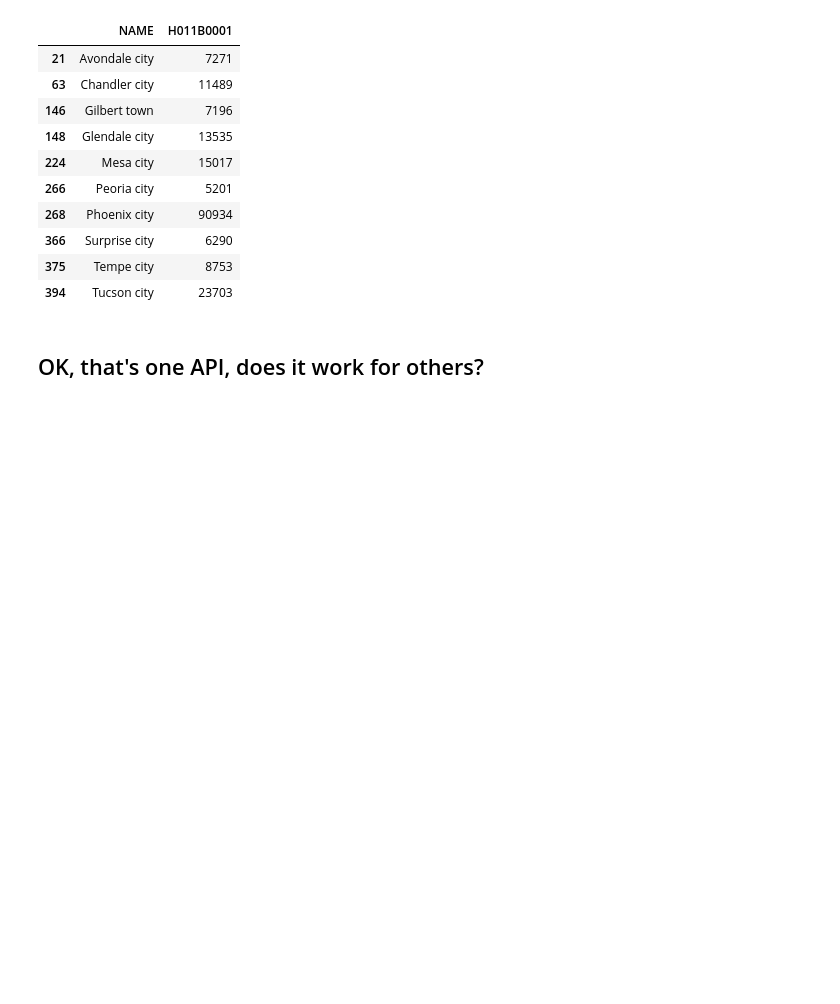
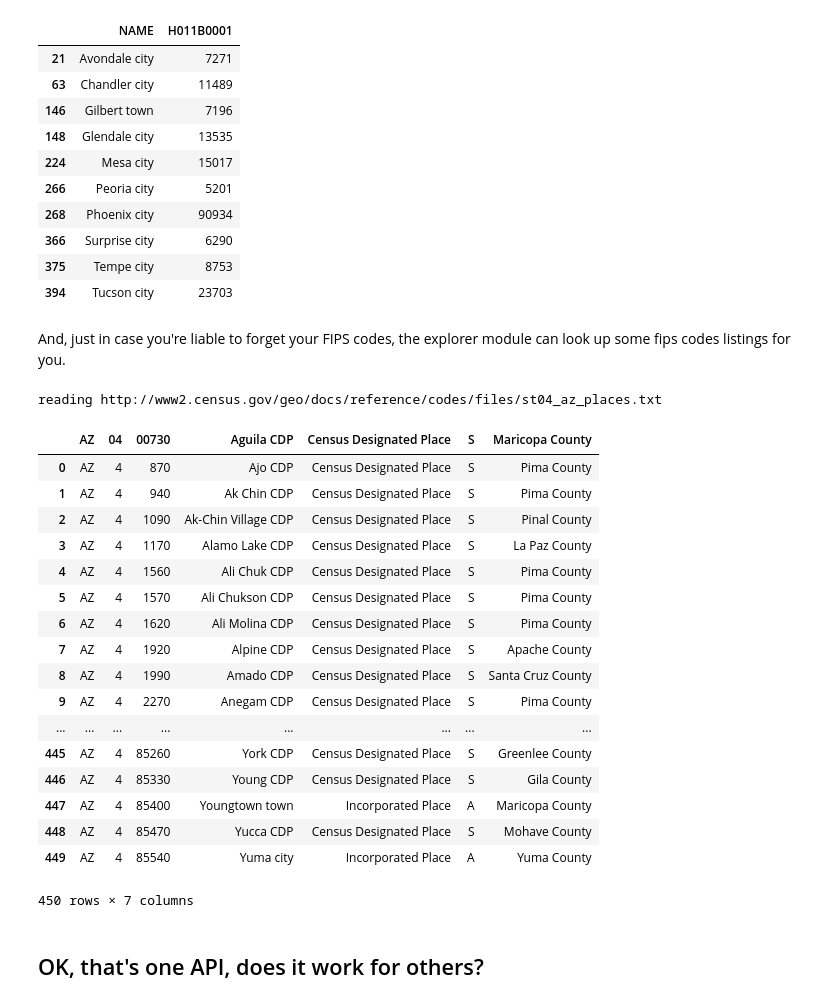
Before and after one commit to cenpy-devs/cenpy, a Jupyter notebook: demo.ipynb, the cells around one changed output. Drawn from its saved outputs; the diff is of its cells as text; code cells hidden in the pictures; blank space fills up the shorter version.

```diff
--- a/demo.ipynb
+++ b/demo.ipynb
@@ -196,6 +196,30 @@ data[data['H011B0001'].fillna(0).apply(int) > 5000][['NAME', 'H011B0001']]
 | 366 | Surprise city | 6290 |
 | 375 | Tempe city | 8753 |
 | 394 | Tucson city | 23703 |
+# %% [markdown]
+And, just in case you're liable to forget your FIPS codes, the explorer module can look up some fips codes listings for you.
+# %%
+explorer.fips_table('place', in_state='AZ')
+# %% [output]
+reading http://www2.census.gov/geo/docs/reference/codes/files/st04_az_places.txt
+|  | AZ | 04 | 00730 | Aguila CDP | Census Designated Place | S | Maricopa County |
+| 0 | AZ | 4 | 870 | Ajo CDP | Census Designated Place | S | Pima County |
+| 1 | AZ | 4 | 940 | Ak Chin CDP | Census Designated Place | S | Pima County |
+| 2 | AZ | 4 | 1090 | Ak-Chin Village CDP | Census Designated Place | S | Pinal County |
+| 3 | AZ | 4 | 1170 | Alamo Lake CDP | Census Designated Place | S | La Paz County |
+| 4 | AZ | 4 | 1560 | Ali Chuk CDP | Census Designated Place | S | Pima County |
+| 5 | AZ | 4 | 1570 | Ali Chukson CDP | Census Designated Place | S | Pima County |
+| 6 | AZ | 4 | 1620 | Ali Molina CDP | Census Designated Place | S | Pima County |
+| 7 | AZ | 4 | 1920 | Alpine CDP | Census Designated Place | S | Apache County |
+| 8 | AZ | 4 | 1990 | Amado CDP | Census Designated Place | S | Santa Cruz County |
+| 9 | AZ | 4 | 2270 | Anegam CDP | Census Designated Place | S | Pima County |
+| ... | ... | ... | ... | ... | ... | ... | ... |
+| 445 | AZ | 4 | 85260 | York CDP | Census Designated Place | S | Greenlee County |
+| 446 | AZ | 4 | 85330 | Young CDP | Census Designated Place | S | Gila County |
+| 447 | AZ | 4 | 85400 | Youngtown town | Incorporated Place | A | Maricopa County |
+| 448 | AZ | 4 | 85470 | Yucca CDP | Census Designated Place | S | Mohave County |
+| 449 | AZ | 4 | 85540 | Yuma city | Incorporated Place | A | Yuma County |
+450 rows × 7 columns
 # %% [markdown]
 ## OK, that's one API, does it work for others?
 # %% [markdown]
```
Also changed, not shown: parts of 2 cells of this notebook, 1 other file.
